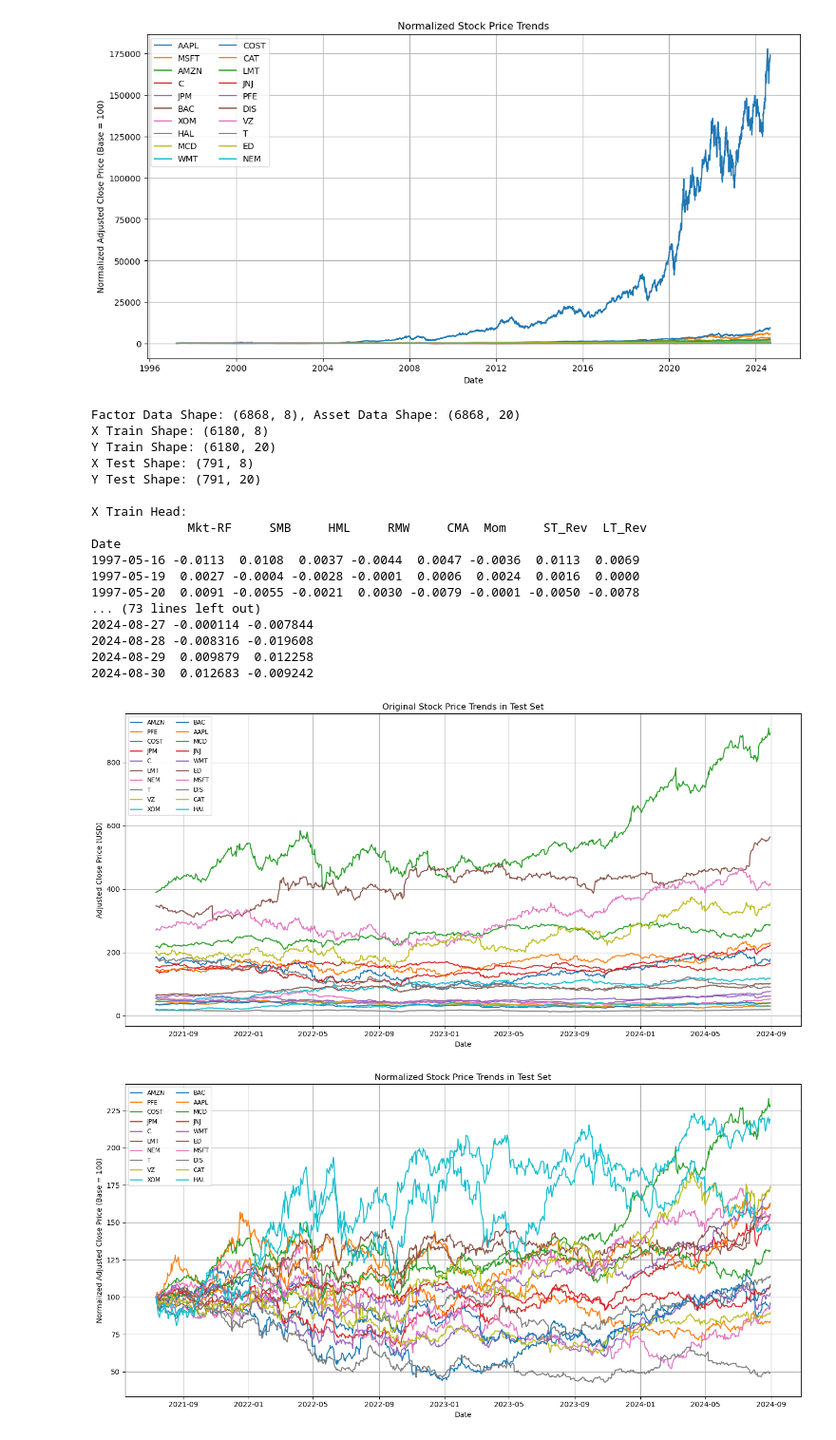
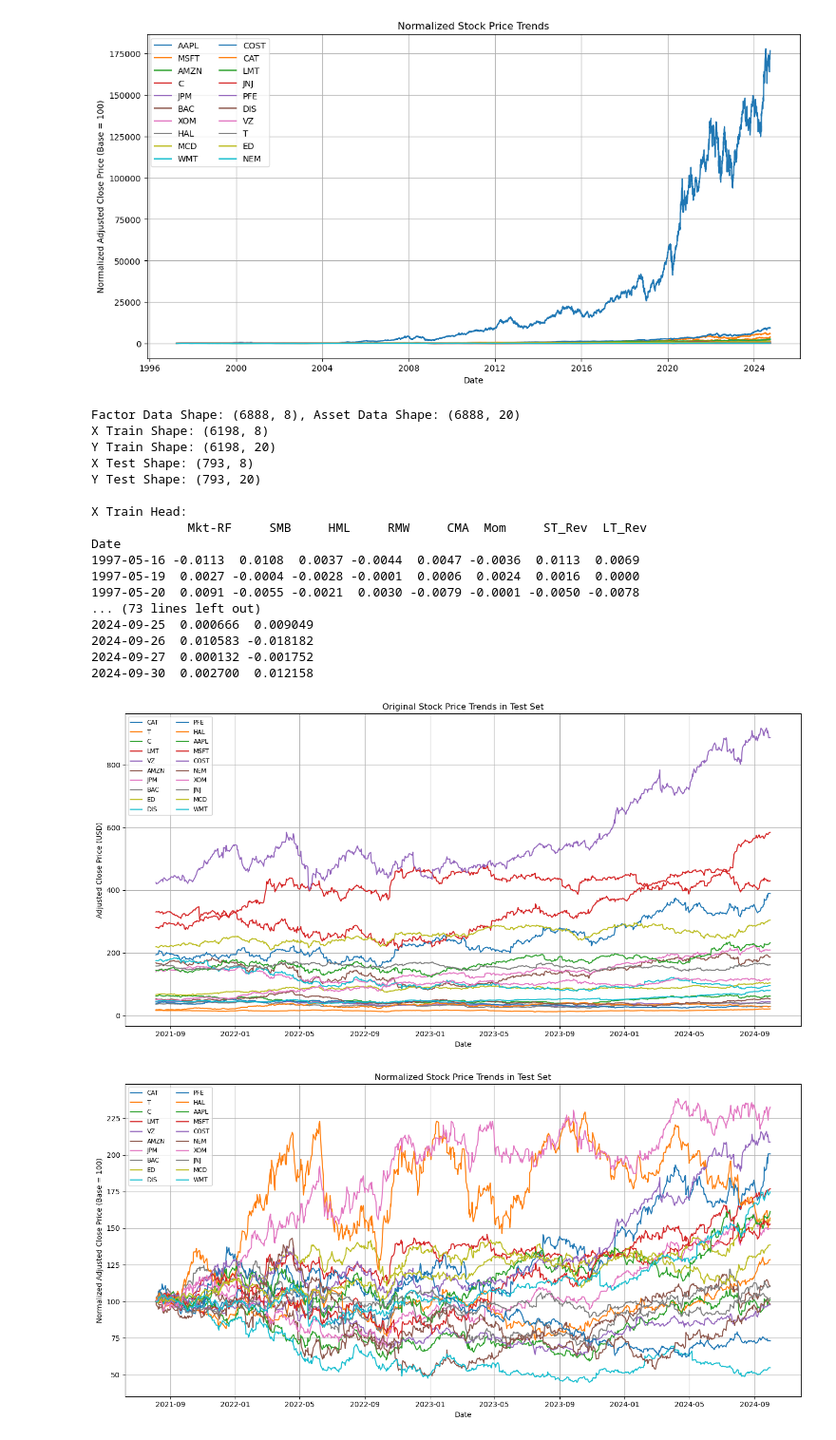
Before and after one commit to BaochaiXue/E2E-DRO_2024, a Jupyter notebook: stock.ipynb, the cells around one changed output. Shown at 95% size. Drawn from its saved outputs; the diff is of its cells as text; code cells hidden in the pictures.

```diff
--- a/stock.ipynb
+++ b/stock.ipynb
@@ -305,7 +327,7 @@ tick_list = [
 
 # Download adjusted close prices
 start_date = "1997-04-01"
-end_date = "2024-09-01"
+end_date = "2024-10-01"
 
 data = yf.download(
     tick_list,
@@ -601,7 +623,7 @@ def AV_yFinance(
 
 # Parameters
 start_paddling = "1997-04-01"
-end_paddling = "2024-09-01"  # Data frequency and start/end dates
+end_paddling = "2024-10-01"  # Data frequency and start/end dates
 daily_frequency = "daily"
 
 # Call the AV_yFinance function
@@ -654,41 +676,41 @@ plt.xlabel("Date")
 plt.ylabel("Adjusted Close Price (USD)")
 plt.legend(loc="upper left", ncol=2, fontsize="small")
 plt.grid(True)
 plt.tight_layout()
 plt.show()
 
 # ---- Option B: Plot Normalized Adjusted Close Prices ----
 # Normalize the adjusted close prices in the test set
 normalized_prices_test = adj_close_test / adj_close_test.iloc[0] * 100
 
 plt.figure(figsize=(14, 7))
 for ticker in normalized_prices_test.columns:
     plt.plot(normalized_prices_test.index, normalized_prices_test[ticker], label=ticker)
 
 plt.title("Normalized Stock Price Trends in Test Set")
 plt.xlabel("Date")
 plt.ylabel("Normalized Adjusted Close Price (Base = 100)")
 plt.legend(loc="upper left", ncol=2, fontsize="small")
 plt.grid(True)
 plt.tight_layout()
 plt.show()
 # %% [output]
-Factor Data Shape: (6868, 8), Asset Data Shape: (6868, 20)
-X Train Shape: (6180, 8)
-Y Train Shape: (6180, 20)
-X Test Shape: (791, 8)
-Y Test Shape: (791, 20)
+Factor Data Shape: (6888, 8), Asset Data Shape: (6888, 20)
+X Train Shape: (6198, 8)
+Y Train Shape: (6198, 20)
+X Test Shape: (793, 8)
+Y Test Shape: (793, 20)
 
 X Train Head:
              Mkt-RF     SMB     HML     RMW     CMA  Mom     ST_Rev  LT_Rev
 Date
 1997-05-16 -0.0113  0.0108  0.0037 -0.0044  0.0047 -0.0036  0.0113  0.0069
 1997-05-19  0.0027 -0.0004 -0.0028 -0.0001  0.0006  0.0024  0.0016  0.0000
 1997-05-20  0.0091 -0.0055 -0.0021  0.0030 -0.0079 -0.0001 -0.0050 -0.0078
 ... (73 lines left out)
-2024-08-27 -0.000114 -0.007844
-2024-08-28 -0.008316 -0.019608
-2024-08-29  0.009879  0.012258
-2024-08-30  0.012683 -0.009242
+2024-09-25  0.000666  0.009049
+2024-09-26  0.010583 -0.018182
+2024-09-27  0.000132 -0.001752
+2024-09-30  0.002700  0.012158
-[figure, old version]
+[figure, new version]
-[figure, old version]
+[figure, new version]
```
Also changed, not shown: parts of 4 cells of this notebook, 21 other files.
